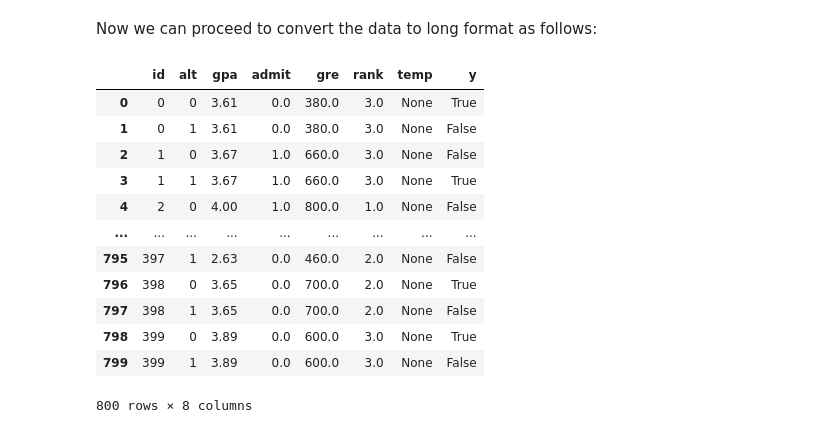
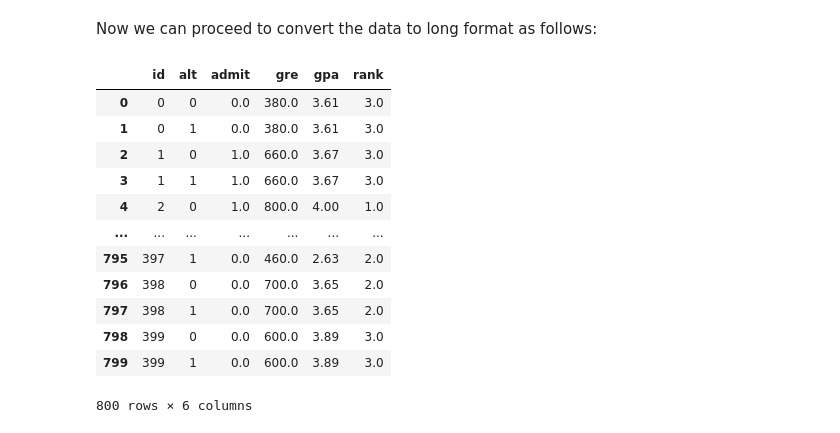
Before and after one commit to arteagac/xlogit, a Jupyter notebook: examples/convert_data_wide_to_long.ipynb, the cells around one changed output. Cells and saved outputs as stored; diff of their text form; code cells hidden in the pictures.

```diff
--- a/examples/convert_data_wide_to_long.ipynb
+++ b/examples/convert_data_wide_to_long.ipynb
@@ -153,25 +103,19 @@ df_wide
 # %% [markdown]
 Now we can proceed to convert the data to long format as follows:
-# %%
-# Convert data to long format
-df_long = pd.wide_to_long(df_wide, ["temp"],  i="id", j="alt", sep="_",
-                          suffix='\d+').sort_values(by=['id', 'alt']).reset_index()
-
-# Create output column (True if alternative was selected; False otherwise)
-df_long['y'] = df_long['alt'] == df_long['admit']
-
-df_long
-# %% [output]
-|  | id | alt | gpa | admit | gre | rank | temp | y |
-| 0 | 0 | 0 | 3.61 | 0.0 | 380.0 | 3.0 | None | True |
-| 1 | 0 | 1 | 3.61 | 0.0 | 380.0 | 3.0 | None | False |
-| 2 | 1 | 0 | 3.67 | 1.0 | 660.0 | 3.0 | None | False |
-| 3 | 1 | 1 | 3.67 | 1.0 | 660.0 | 3.0 | None | True |
-| 4 | 2 | 0 | 4.00 | 1.0 | 800.0 | 1.0 | None | False |
-| ... | ... | ... | ... | ... | ... | ... | ... | ... |
-| 795 | 397 | 1 | 2.63 | 0.0 | 460.0 | 2.0 | None | False |
-| 796 | 398 | 0 | 3.65 | 0.0 | 700.0 | 2.0 | None | True |
-| 797 | 398 | 1 | 3.65 | 0.0 | 700.0 | 2.0 | None | False |
-| 798 | 399 | 0 | 3.89 | 0.0 | 600.0 | 3.0 | None | True |
-| 799 | 399 | 1 | 3.89 | 0.0 | 600.0 | 3.0 | None | False |
-800 rows × 8 columns
+# %%
+df = wide_to_long(df_wide, id_col='id', alt_list=[0, 1], alt_name='alt')
+df
+# %% [output]
+|  | id | alt | admit | gre | gpa | rank |
+| 0 | 0 | 0 | 0.0 | 380.0 | 3.61 | 3.0 |
+| 1 | 0 | 1 | 0.0 | 380.0 | 3.61 | 3.0 |
+| 2 | 1 | 0 | 1.0 | 660.0 | 3.67 | 3.0 |
+| 3 | 1 | 1 | 1.0 | 660.0 | 3.67 | 3.0 |
+| 4 | 2 | 0 | 1.0 | 800.0 | 4.00 | 1.0 |
+| ... | ... | ... | ... | ... | ... | ... |
+| 795 | 397 | 1 | 0.0 | 460.0 | 2.63 | 2.0 |
+| 796 | 398 | 0 | 0.0 | 700.0 | 3.65 | 2.0 |
+| 797 | 398 | 1 | 0.0 | 700.0 | 3.65 | 2.0 |
+| 798 | 399 | 0 | 0.0 | 600.0 | 3.89 | 3.0 |
+| 799 | 399 | 1 | 0.0 | 600.0 | 3.89 | 3.0 |
+800 rows × 6 columns
```
Also changed, not shown: parts of 25 cells of this notebook.
